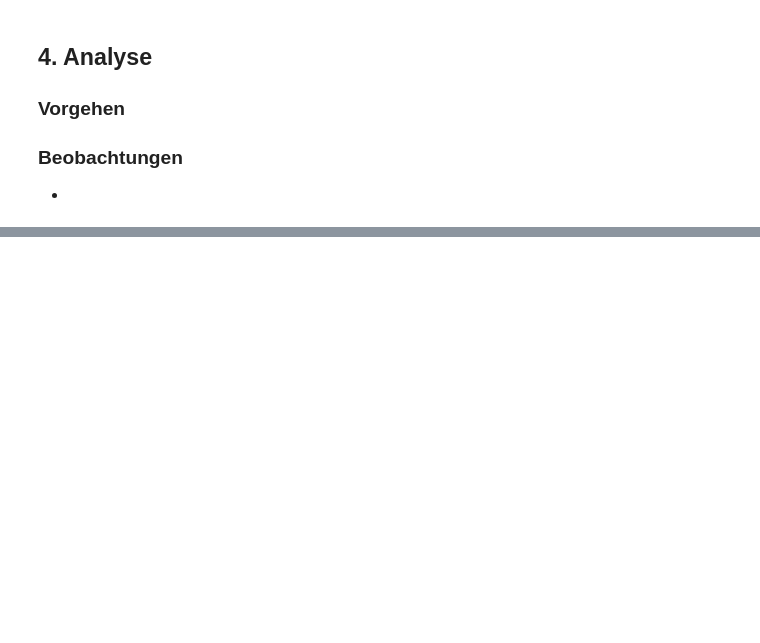
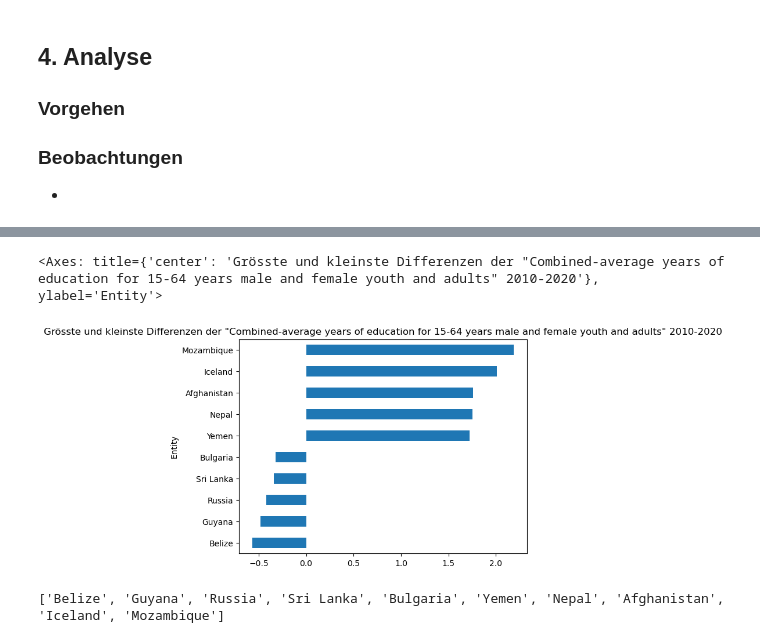
Before and after one commit to GaiaCapoferri/Python-Leistungsnachweis-GDK, a Jupyter notebook: Python Leistungsnachweis.ipynb, the cells around one changed output, grey strips where cells are left out. Saved outputs shown, nothing was run; the diff lists cells and outputs as text; code cells hidden in the pictures; blank space fills up the shorter version.

```diff
--- a/Python Leistungsnachweis.ipynb
+++ b/Python Leistungsnachweis.ipynb
@@ -159,0 +173,3 @@ g.legend()
+# %%
+dr_pivot = df_analyse.pivot(index='Entity', columns='Year', values='Combined-average years of education for 15-64 years male and female youth and adults')
+dr_pivot.tail()
@@ -159,0 +184,4 @@ g.legend()
+# %%
+diffs = dr_pivot[2020]-dr_pivot[2010]
+diffs = diffs.sort_values().dropna()
+diffs
@@ -159,0 +202,11 @@ g.legend()
+# %%
+diff_sel = (diffs < -0.31) | (diffs > 1.7)
+diffs[diff_sel].plot(kind='barh', title='Grösste und kleinste Differenzen der "Combined-average years of education for 15-64 years male and female youth and adults" 2010-2020')
+# %% [output]
+<Axes: title={'center': 'Grösste und kleinste Differenzen der "Combined-average years of education for 15-64 years male and female youth and adults" 2010-2020'}, ylabel='Entity'>
+[figure, added]
+# %%
+Entity_liste = diffs[diff_sel].index.tolist()  # Liste der Gebiete mit grössten und kleinsten Differenzen
+print(Entity_liste)
+# %% [output]
+['Belize', 'Guyana', 'Russia', 'Sri Lanka', 'Bulgaria', 'Yemen', 'Nepal', 'Afghanistan', 'Iceland', 'Mozambique']
```
Also changed, not shown: parts of 5 cells of this notebook.
